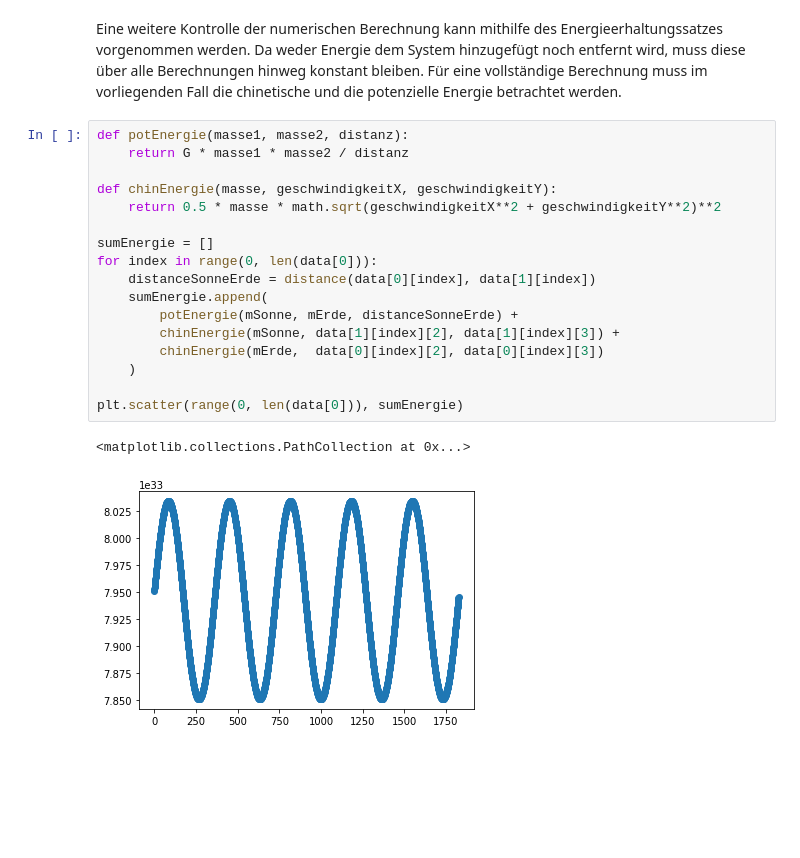
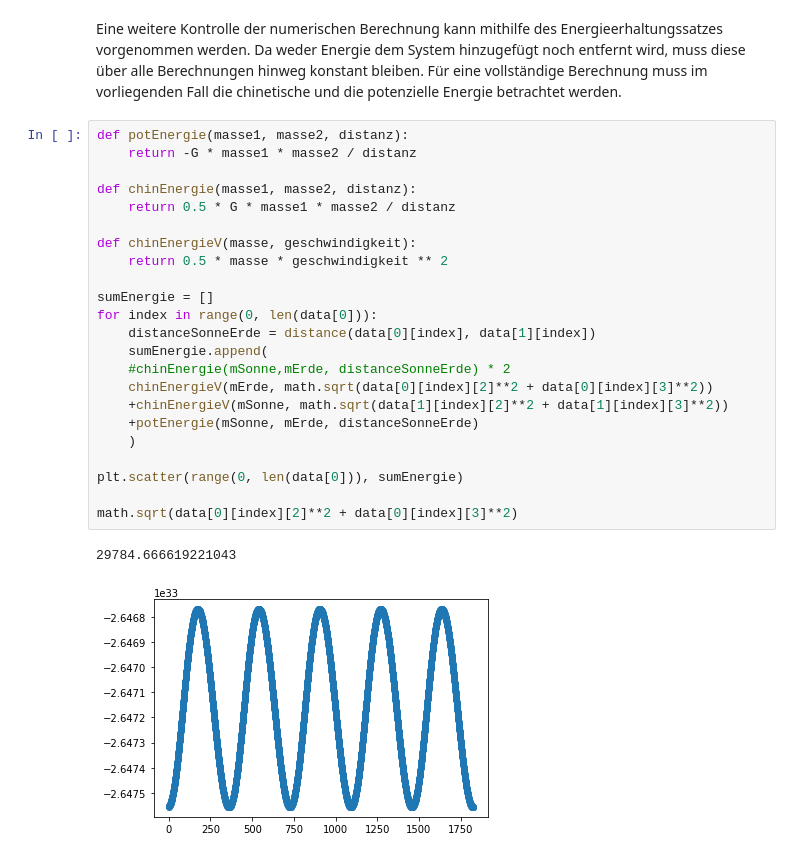
Before and after one commit to darenegade/modellbildung, a Jupyter notebook: Abgabe 2/Aufgabe 2.ipynb, the cells around one changed output. Cells and saved outputs as stored; diff of their text form; blank space fills up the shorter version.

```diff
--- a/Abgabe 2/Aufgabe 2.ipynb
+++ b/Abgabe 2/Aufgabe 2.ipynb
@@ -114,23 +114,29 @@ Der letzte errechnete Impuls der Sonne bewegt sich hier bei 1e27 bzw 1e29. Ein F
 Eine weitere Kontrolle der numerischen Berechnung kann mithilfe des Energieerhaltungssatzes vorgenommen werden. Da weder Energie dem System hinzugefügt noch entfernt wird, muss diese über alle Berechnungen hinweg konstant bleiben. Für eine vollständige Berechnung muss im vorliegenden Fall die chinetische und die potenzielle Energie betrachtet werden.
 # %%
 def potEnergie(masse1, masse2, distanz):
-    return G * masse1 * masse2 / distanz
+    return -G * masse1 * masse2 / distanz
 
-def chinEnergie(masse, geschwindigkeitX, geschwindigkeitY):
-    return 0.5 * masse * math.sqrt(geschwindigkeitX**2 + geschwindigkeitY**2)**2
+def chinEnergie(masse1, masse2, distanz):
+    return 0.5 * G * masse1 * masse2 / distanz
+
+def chinEnergieV(masse, geschwindigkeit):
+    return 0.5 * masse * geschwindigkeit ** 2
 
 sumEnergie = []
 for index in range(0, len(data[0])):
     distanceSonneErde = distance(data[0][index], data[1][index])
     sumEnergie.append(
-        potEnergie(mSonne, mErde, distanceSonneErde) +
-        chinEnergie(mSonne, data[1][index][2], data[1][index][3]) +
-        chinEnergie(mErde,  data[0][index][2], data[0][index][3])
+    #chinEnergie(mSonne,mErde, distanceSonneErde) * 2
+    chinEnergieV(mErde, math.sqrt(data[0][index][2]**2 + data[0][index][3]**2))
+    +chinEnergieV(mSonne, math.sqrt(data[1][index][2]**2 + data[1][index][3]**2))
+    +potEnergie(mSonne, mErde, distanceSonneErde)
     )
 
 plt.scatter(range(0, len(data[0])), sumEnergie)
+
+math.sqrt(data[0][index][2]**2 + data[0][index][3]**2)
 # %% [output]
-<matplotlib.collections.PathCollection at 0x...>
+29784.666619221043
-[figure, old version]
+[figure, new version]
 # %%
 Das kann nicht sein!
```
Also changed, not shown: parts of 1 cell of this notebook.
